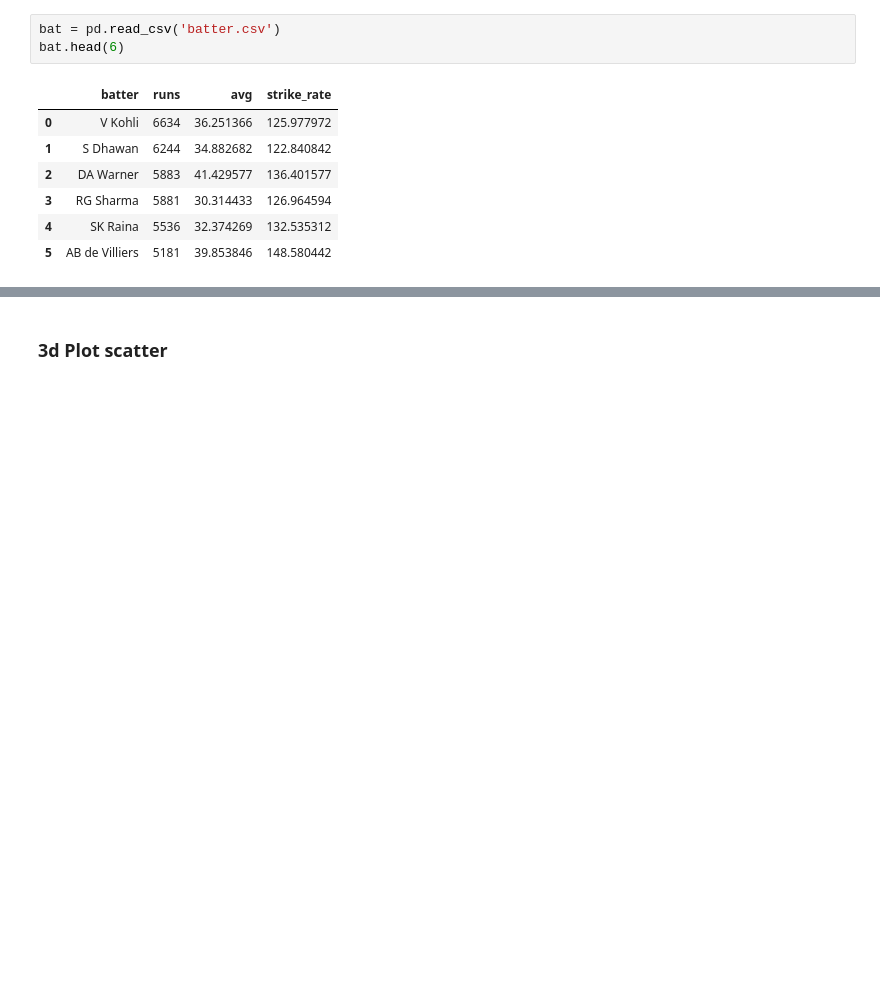
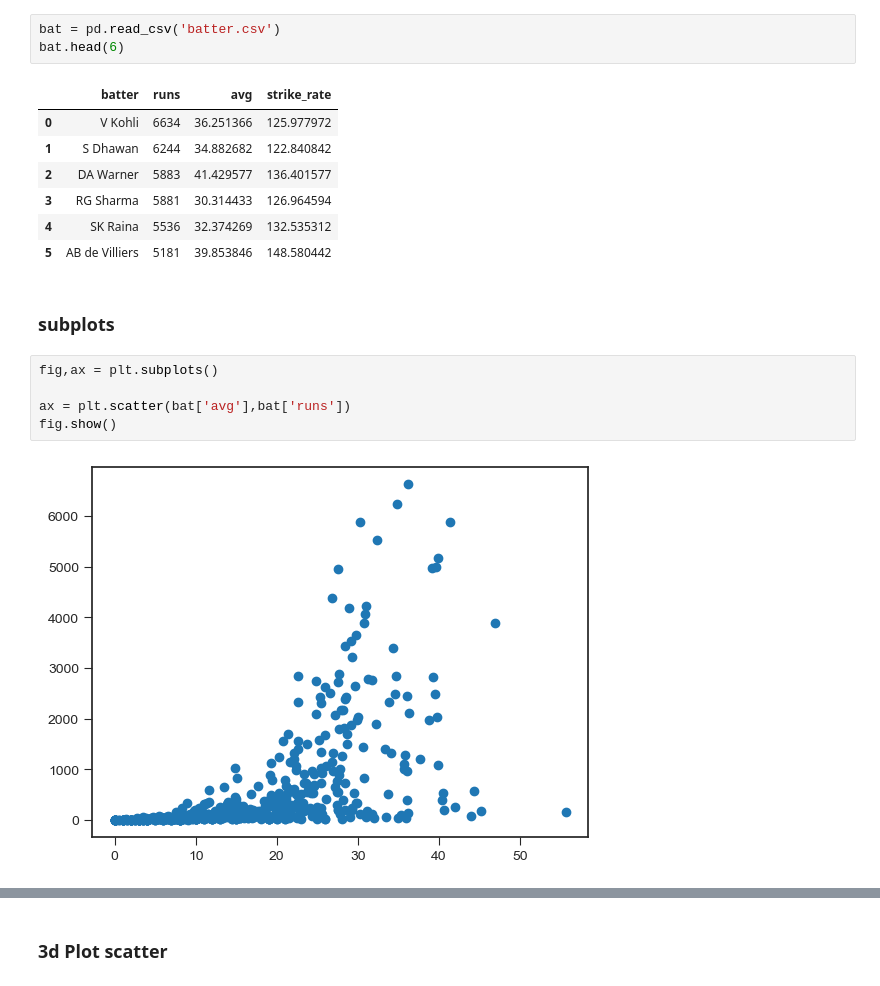
Before and after one commit to PurplePegasus08/My-ML-notes, a Jupyter notebook: Data visualizations/Plots.ipynb, the cells around one changed output, grey strips where cells are left out. Cells and saved outputs as stored; diff of their text form; blank space fills up the shorter version.

```diff
--- a/Data visualizations/Plots.ipynb
+++ b/Data visualizations/Plots.ipynb
@@ -481,3 +481,12 @@ bat.head(6)
 | 3 | RG Sharma | 5881 | 30.314433 | 126.964594 |
 | 4 | SK Raina | 5536 | 32.374269 | 132.535312 |
 | 5 | AB de Villiers | 5181 | 39.853846 | 148.580442 |
+# %% [markdown]
+### subplots
+# %%
+fig,ax = plt.subplots()
+
+ax = plt.scatter(bat['avg'],bat['runs'])
+fig.show()
+# %% [output]
+[figure, added]
```
Also changed, not shown: parts of 7 cells of this notebook.
